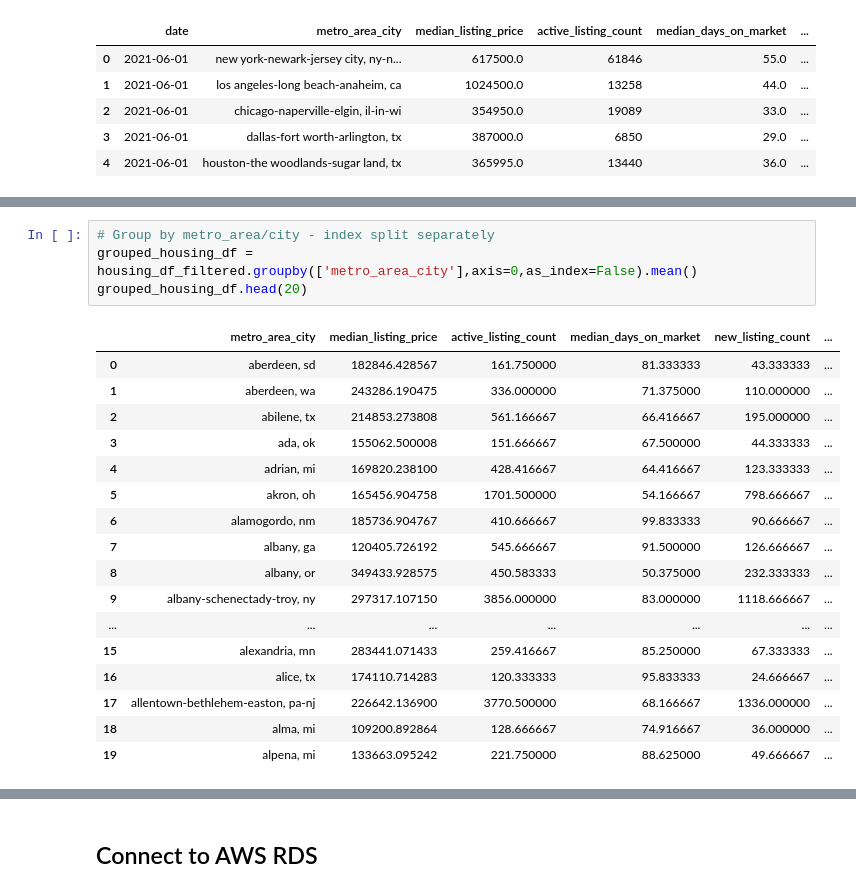
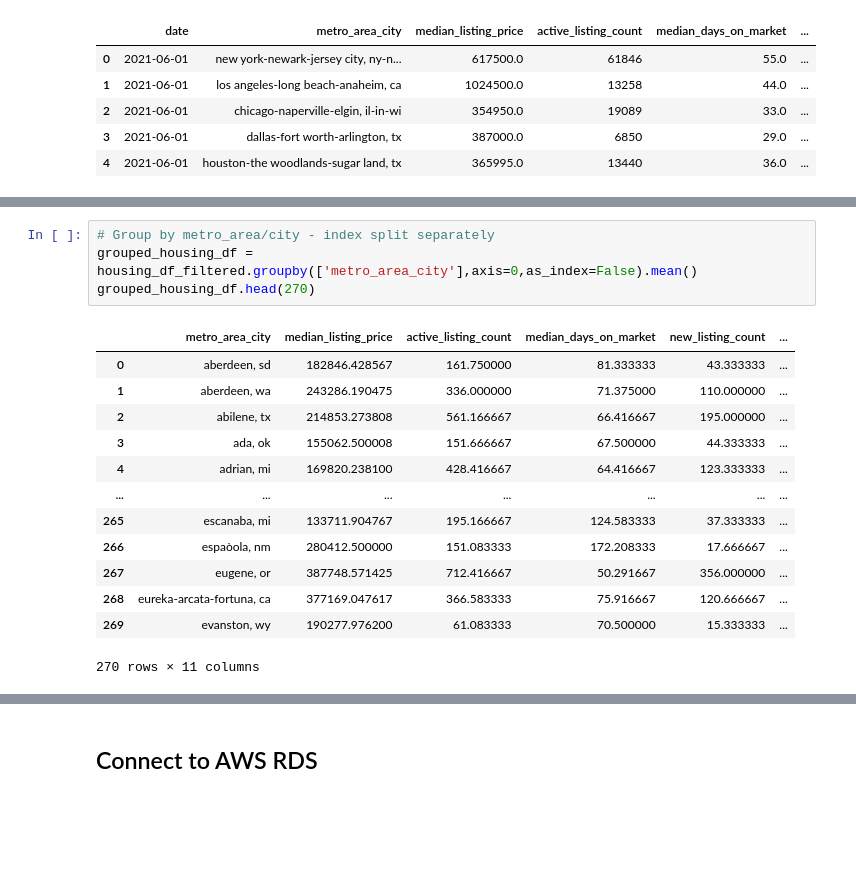
Before and after one commit to marke0816/Sleeper_Cities, a Jupyter notebook: jupyter_notebooks/aws_sleeper_cities.ipynb, the cells around one changed output, grey strips where cells are left out. Saved outputs shown, nothing was run; the diff lists cells and outputs as text; blank space fills up the shorter version.

```diff
--- a/jupyter_notebooks/aws_sleeper_cities.ipynb
+++ b/jupyter_notebooks/aws_sleeper_cities.ipynb
@@ -132,22 +132,18 @@ housing_df_filtered.head()
 # %%
 # Group by metro_area/city - index split separately
 grouped_housing_df = housing_df_filtered.groupby(['metro_area_city'],axis=0,as_index=False).mean()
-grouped_housing_df.head(20)
+grouped_housing_df.head(270)
 # %% [output]
 |  | metro_area_city | median_listing_price | active_listing_count | median_days_on_market | new_listing_count | ... |
 | 0 | aberdeen, sd | 182846.428567 | 161.750000 | 81.333333 | 43.333333 | ... |
 | 1 | aberdeen, wa | 243286.190475 | 336.000000 | 71.375000 | 110.000000 | ... |
 | 2 | abilene, tx | 214853.273808 | 561.166667 | 66.416667 | 195.000000 | ... |
 | 3 | ada, ok | 155062.500008 | 151.666667 | 67.500000 | 44.333333 | ... |
 | 4 | adrian, mi | 169820.238100 | 428.416667 | 64.416667 | 123.333333 | ... |
-| 5 | akron, oh | 165456.904758 | 1701.500000 | 54.166667 | 798.666667 | ... |
-| 6 | alamogordo, nm | 185736.904767 | 410.666667 | 99.833333 | 90.666667 | ... |
-| 7 | albany, ga | 120405.726192 | 545.666667 | 91.500000 | 126.666667 | ... |
-| 8 | albany, or | 349433.928575 | 450.583333 | 50.375000 | 232.333333 | ... |
-| 9 | albany-schenectady-troy, ny | 297317.107150 | 3856.000000 | 83.000000 | 1118.666667 | ... |
 | ... | ... | ... | ... | ... | ... | ... |
-| 15 | alexandria, mn | 283441.071433 | 259.416667 | 85.250000 | 67.333333 | ... |
-| 16 | alice, tx | 174110.714283 | 120.333333 | 95.833333 | 24.666667 | ... |
-| 17 | allentown-bethlehem-easton, pa-nj | 226642.136900 | 3770.500000 | 68.166667 | 1336.000000 | ... |
-| 18 | alma, mi | 109200.892864 | 128.666667 | 74.916667 | 36.000000 | ... |
-| 19 | alpena, mi | 133663.095242 | 221.750000 | 88.625000 | 49.666667 | ... |
+| 265 | escanaba, mi | 133711.904767 | 195.166667 | 124.583333 | 37.333333 | ... |
+| 266 | espaòola, nm | 280412.500000 | 151.083333 | 172.208333 | 17.666667 | ... |
+| 267 | eugene, or | 387748.571425 | 712.416667 | 50.291667 | 356.000000 | ... |
+| 268 | eureka-arcata-fortuna, ca | 377169.047617 | 366.583333 | 75.916667 | 120.666667 | ... |
+| 269 | evanston, wy | 190277.976200 | 61.083333 | 70.500000 | 15.333333 | ... |
+270 rows × 11 columns
```
Also changed, not shown: parts of 13 cells of this notebook.
